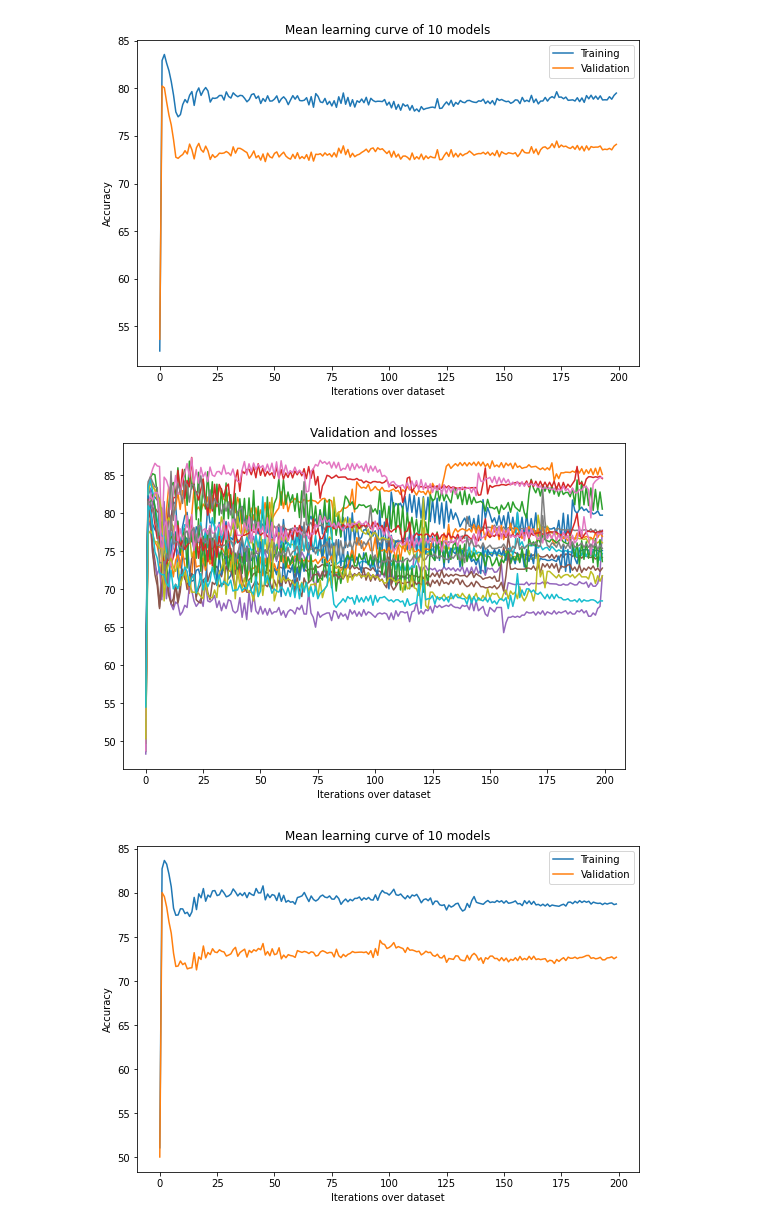
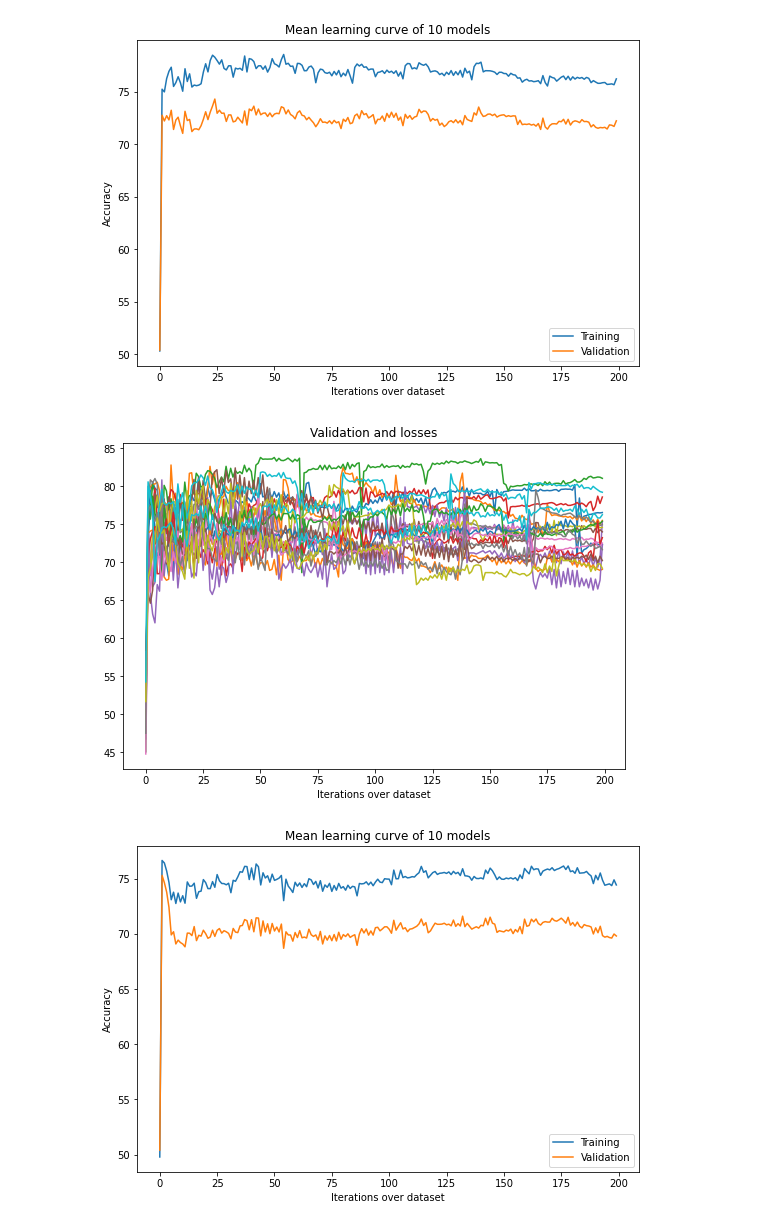
Before and after one commit to DeepRank/3D-Vac, a Jupyter notebook: src/5_train_models/explore_class_seq_xvalidation.ipynb, the cells around one changed output. Drawn from its saved outputs; the diff is of its cells as text; code cells hidden in the pictures.

```diff
--- a/src/5_train_models/explore_class_seq_xvalidation.ipynb
+++ b/src/5_train_models/explore_class_seq_xvalidation.ipynb
@@ -100,16 +100,16 @@ def get_rates(xval_data, a):
 # %%
 models_path = "/home/daqop/Desktop/M2/Internship/python/trained_models/"
 # models_path = "/home/daqop/mountpoint_snellius/3D-Vac/src/5_train_models/CNN/I/reg/seq/trained_models/"
 # models_path = "/home/daqop/train_branch_3D_Vac/src/5_train_models/CNN/I/classification/seq/trained_models/"
 model_names = {
-    "shuffled": "mlp_class_baseline_mixed_encoder_500_neurons_200_epochs_shuffled.pt",
-    "clustered": "mlp_class_baseline_mixed_encoder_500_neurons_200_epochs_clustered.pt",
+    "shuffled": "mlp_classification_mixed_encoder_1000_neurons_200_epochs_shuffled_32_batch_size.pt",
+    "clustered": "mlp_classification_mixed_encoder_1000_neurons_200_epochs_clustered_32_batch_size.pt",
 }
 shuffled_xval, shuffled_a = load_model(models_path + model_names["shuffled"], plot=True)
 clustered_xval, clustered_a = load_model(models_path + model_names["clustered"], plot=True)
 s_tpr, s_fnr, s_tnr, s_fpr, s_nr, s_pr = get_rates(shuffled_xval, shuffled_a)
 c_tpr, c_fnr, c_tnr, c_fpr, c_nr, c_pr = get_rates(clustered_xval, clustered_a)
 # %% [output]
-[figure, old version]
+[figure, new version]
-[figure, old version]
+[figure, new version]
-[figure, old version]
+[figure, new version]
```
Also changed, not shown: parts of 1 cell of this notebook, 1 other file.
